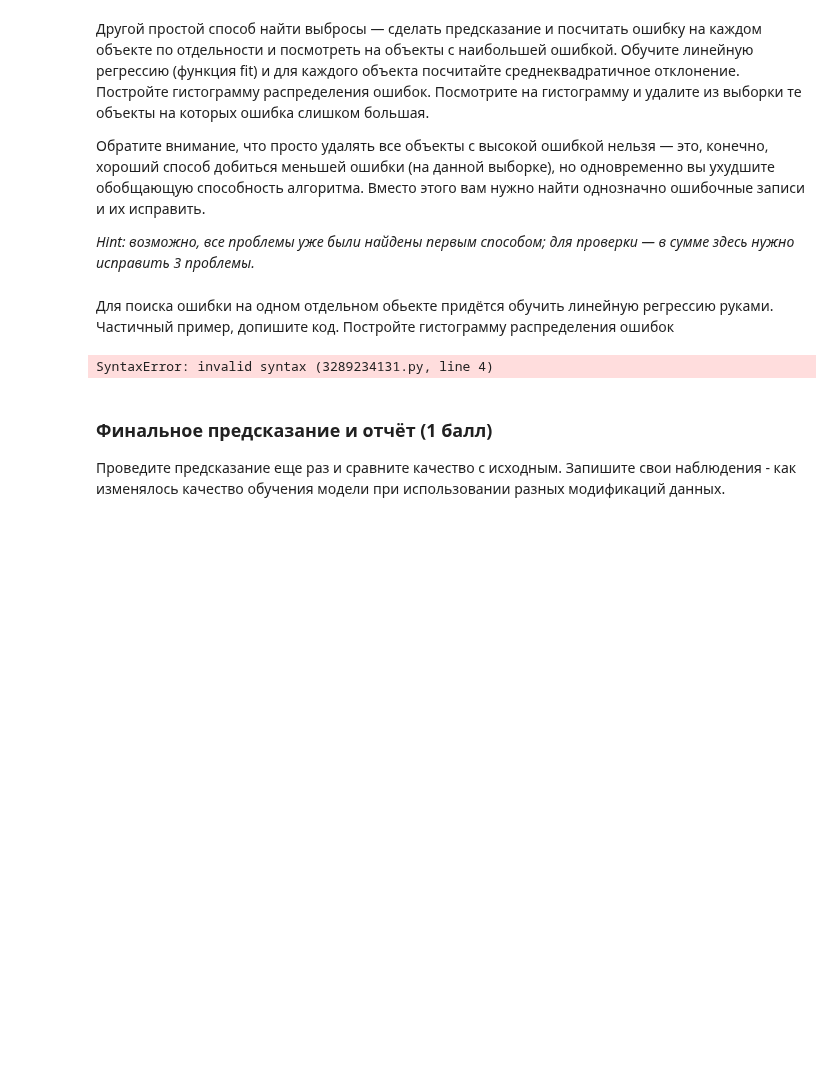
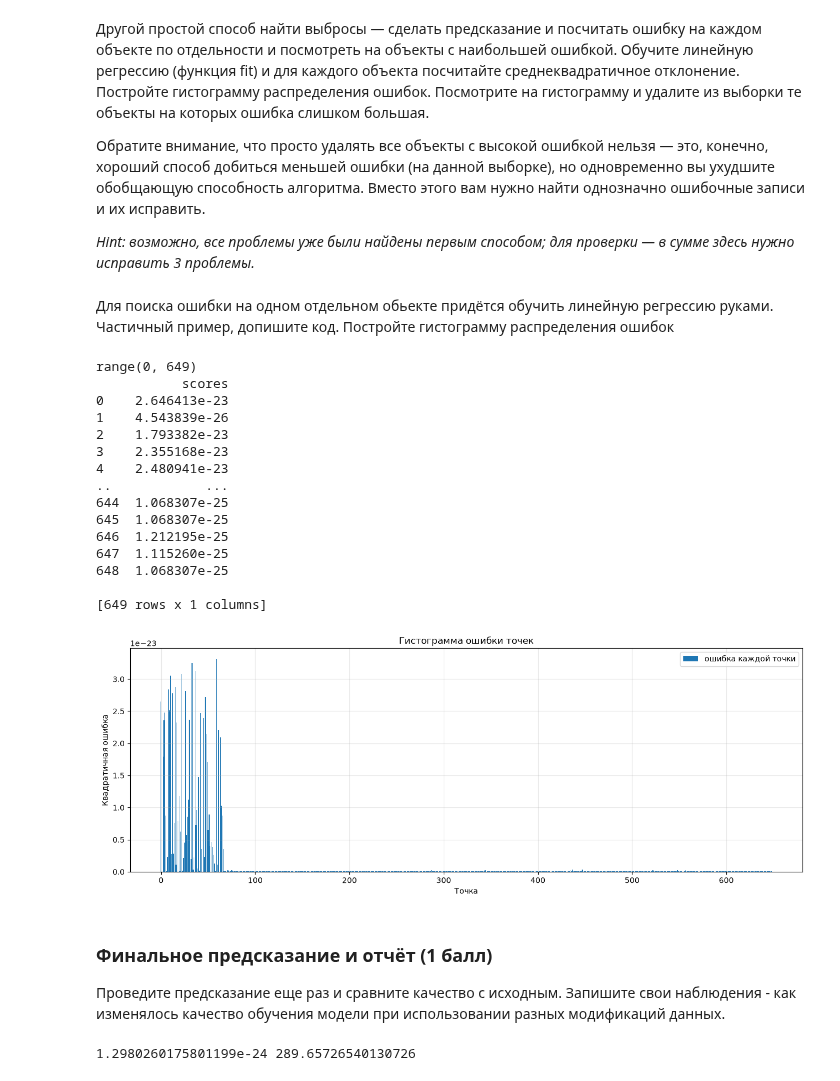
Before and after one commit to Xsemka/ml_lessons, a Jupyter notebook: taks_linreg/task/task_linreg_practice.ipynb, the cells around one changed output. Cells and saved outputs as stored; diff of their text form; code cells hidden in the pictures; blank space fills up the shorter version.

Commit message:
Закончил выполнение дз с линейной моделью

```diff
--- a/taks_linreg/task/task_linreg_practice.ipynb
+++ b/taks_linreg/task/task_linreg_practice.ipynb
@@ -127,7 +114,7 @@ __(1 балл)__
 
 Нормализуйте данные любым способом, в современных библиотеках нормализация часто встроена внутрь модели, поэтому тут разницы может и не быть в качестве, но сделать надо
 # %%
-data = ss.fit_transform(data)
+# data = ss.fit_transform(data)
 # %% [markdown]
 ### Задача 4: кросс-валидация для исходных данных
 __(1 балл)__
@@ -164,6 +149,3 @@ __(2 балла)__
 school_suport число в строке значит что i-ый школьник из исходной таблицы получал мат помощь (обратите внимание что строк в файле меньше, подумайте как правильно импортировать данные)
 
 Добавьте данные таким образом, чтобы качество выросло
-# %%
-data["attendance"] = pd.read_csv("attendance.csv", header=None)
-data["school_support"] = pd.read_csv("school_support.txt", header=None)
@@ -185,3 +186,6 @@ __(1.5 балла)__
+# %%
+raw_data = data
+data = data[(data["age"] > 23) | (data["traveltime"].isin({1, 2, 3, 4})) | (data["past_failures"].isin({1, 2, 3, 4})) | (data["plans_university"].isin({1, -1}))]
 # %% [markdown]
 __(1.5 балла)__
 # %% [markdown]
@@ -192,11 +196,3 @@ __(1.5 балла)__
 *Hint: возможно, все проблемы уже были найдены первым способом; для проверки &mdash; в сумме здесь нужно исправить 3 проблемы.*
 # %% [markdown]
 Для поиска ошибки на одном отдельном обьекте придётся обучить линейную регрессию руками. Частичный пример, допишите код. Постройте гистограмму распределения ошибок
-# %%
-import sklearn
-from sklearn import linear_model
-regression = linear_model.LinearRegression().fit(data, result) #create model and train it
-prediction = #calculate prediction for one object for vector x
-error = (prediction - y)**2 #simple error - square error
-# %% [output]
-SyntaxError: invalid syntax (3289234131.py, line 4)
@@ -206,3 +199,50 @@ SyntaxError: invalid syntax (3289234131.py, line 4)
+# %%
+import sklearn
+from sklearn import linear_model
+
+x = data.drop("scores", axis=1)
+y = data["scores"]
+
+x = ss.fit_transform(x)
+
+x_train, x_test, y_train, y_test = train_test_split(x, y, train_size=0.7)
+
+model = linear_model.LinearRegression().fit(data, scores)
+prediction = model.predict(raw_data)
+error = (prediction - scores)**2
+# %%
+import matplotlib.pyplot as plt
+
+print(range(len(x)))
+print(error)
+
+figure, axis = plt.subplots(1, 1, figsize=(13, 5))
+axis.bar(list(range(len(x))), error["scores"], label = "ошибка каждой точки")
+axis.set_title("Гистограмма ошибки точек")
+axis.set_xlabel("Точка")
+axis.set_ylabel("Квадратичная ошибка")
+axis.grid(True, alpha=0.3)
+axis.legend()
+
+figure.tight_layout()
+plt.show()
+# %% [output]
+range(0, 649)
+           scores
+0    2.646413e-23
+1    4.543839e-26
+2    1.793382e-23
+3    2.355168e-23
+4    2.480941e-23
+..            ...
+644  1.068307e-25
+645  1.068307e-25
+646  1.212195e-25
+647  1.115260e-25
+648  1.068307e-25
+
+[649 rows x 1 columns]
+[figure, added]
 # %% [markdown]
 ### Финальное предсказание и отчёт (1 балл)
 
@@ -212,0 +250,17 @@ SyntaxError: invalid syntax (3289234131.py, line 4)
+# %%
+score = np.mean(error["scores"])
+
+x = raw_data.drop("scores", axis=1)
+y = data["scores"]
+
+x_train, x_test, y_train, y_test = train_test_split(x, y, train_size=0.7)
+
+raw_model = linear_model.LinearRegression().fit(x_train, y_train)
+raw_pred = raw_model.predict(x_test)
+raw_score = mean_squared_error(y_test, raw_pred)
+
+print(score, raw_score)
+
+#слева нормально обученная модель, справа на сырых данных, без добавок из остальных файлов
+# %% [output]
+1.2980260175801199e-24 289.65726540130726
```
Also changed, not shown: parts of 8 cells of this notebook.
